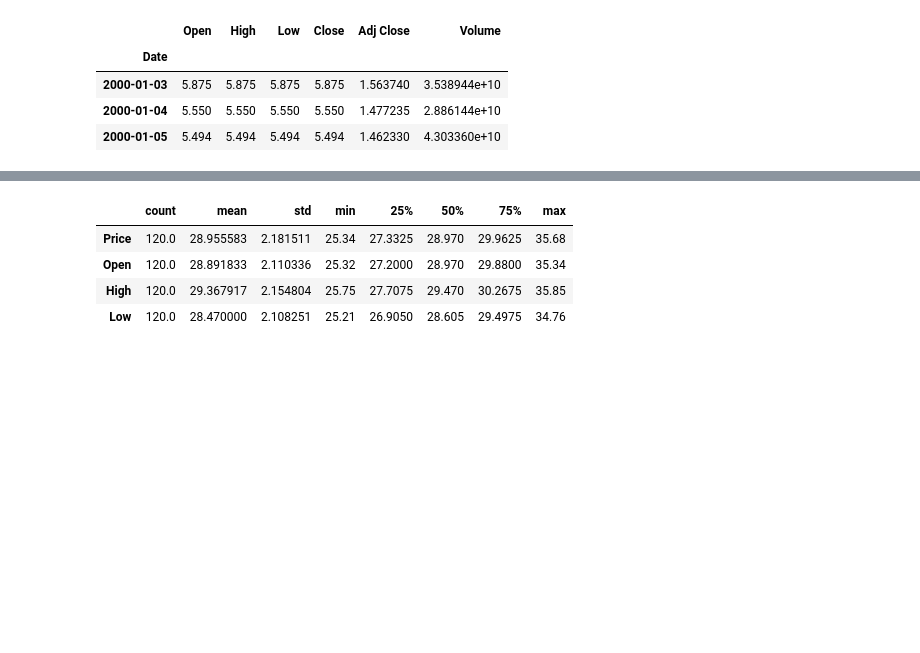
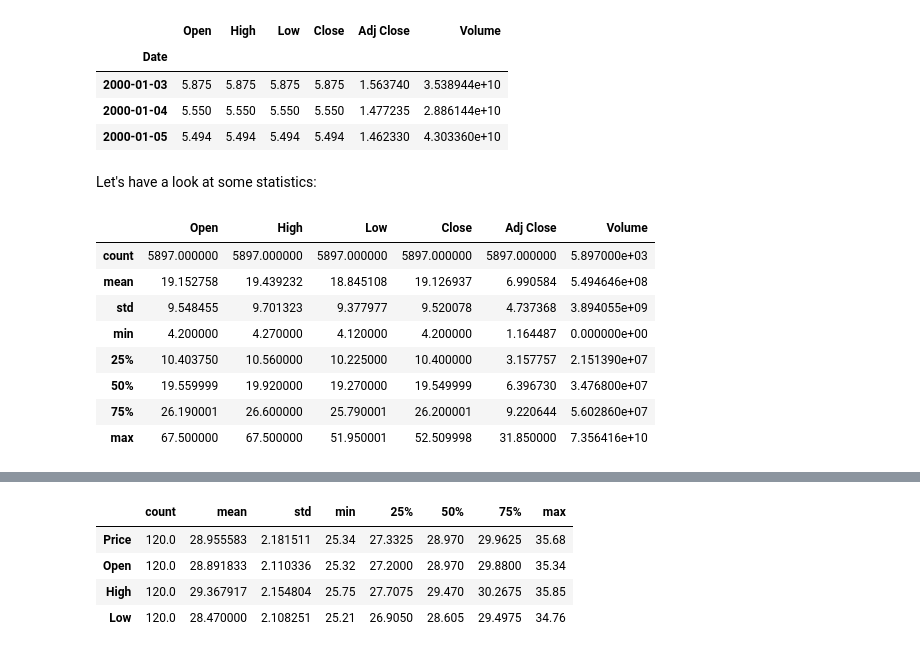
Before and after one commit to up841068/petropredict, a Jupyter notebook: PBR_predictive_model/notebooks/predictions.ipynb, the cells around one changed output, grey strips where cells are left out. Drawn from its saved outputs; the diff is of its cells as text; code cells hidden in the pictures; blank space fills up the shorter version.

```diff
--- a/PBR_predictive_model/notebooks/predictions.ipynb
+++ b/PBR_predictive_model/notebooks/predictions.ipynb
@@ -31,3 +29,17 @@ df.head(3)
 | 2000-01-03 | 5.875 | 5.875 | 5.875 | 5.875 | 1.563740 | 3.538944e+10 |
 | 2000-01-04 | 5.550 | 5.550 | 5.550 | 5.550 | 1.477235 | 2.886144e+10 |
 | 2000-01-05 | 5.494 | 5.494 | 5.494 | 5.494 | 1.462330 | 4.303360e+10 |
+# %% [markdown]
+Let's have a look at some statistics:
+# %%
+df.describe()
+# %% [output]
+|  | Open | High | Low | Close | Adj Close | Volume |
+| count | 5897.000000 | 5897.000000 | 5897.000000 | 5897.000000 | 5897.000000 | 5.897000e+03 |
+| mean | 19.152758 | 19.439232 | 18.845108 | 19.126937 | 6.990584 | 5.494646e+08 |
+| std | 9.548455 | 9.701323 | 9.377977 | 9.520078 | 4.737368 | 3.894055e+09 |
+| min | 4.200000 | 4.270000 | 4.120000 | 4.200000 | 1.164487 | 0.000000e+00 |
+| 25% | 10.403750 | 10.560000 | 10.225000 | 10.400000 | 3.157757 | 2.151390e+07 |
+| 50% | 19.559999 | 19.920000 | 19.270000 | 19.549999 | 6.396730 | 3.476800e+07 |
+| 75% | 26.190001 | 26.600000 | 25.790001 | 26.200001 | 9.220644 | 5.602860e+07 |
+| max | 67.500000 | 67.500000 | 51.950001 | 52.509998 | 31.850000 | 7.356416e+10 |
```
Also changed, not shown: parts of 16 cells of this notebook, 2 other files.
